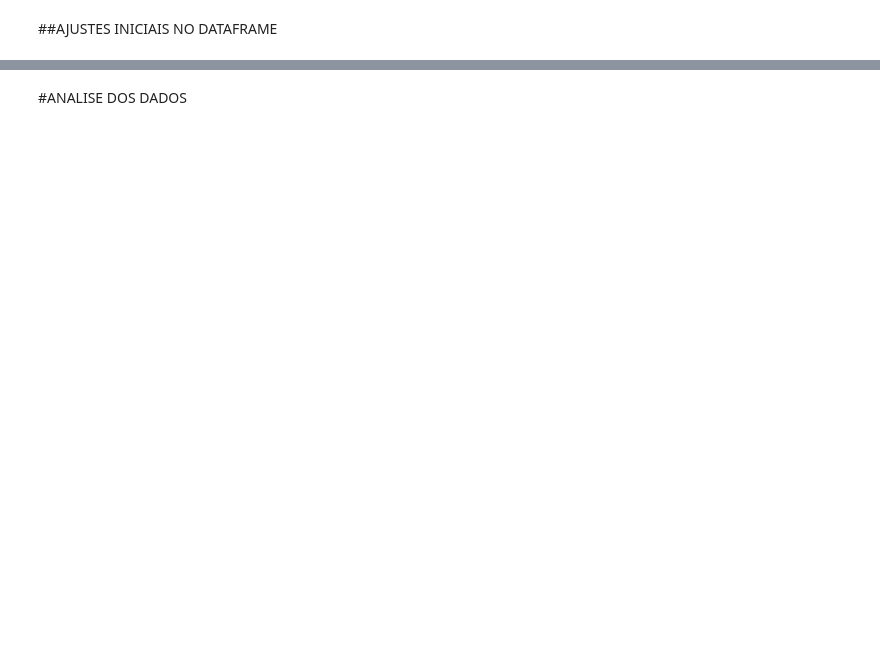
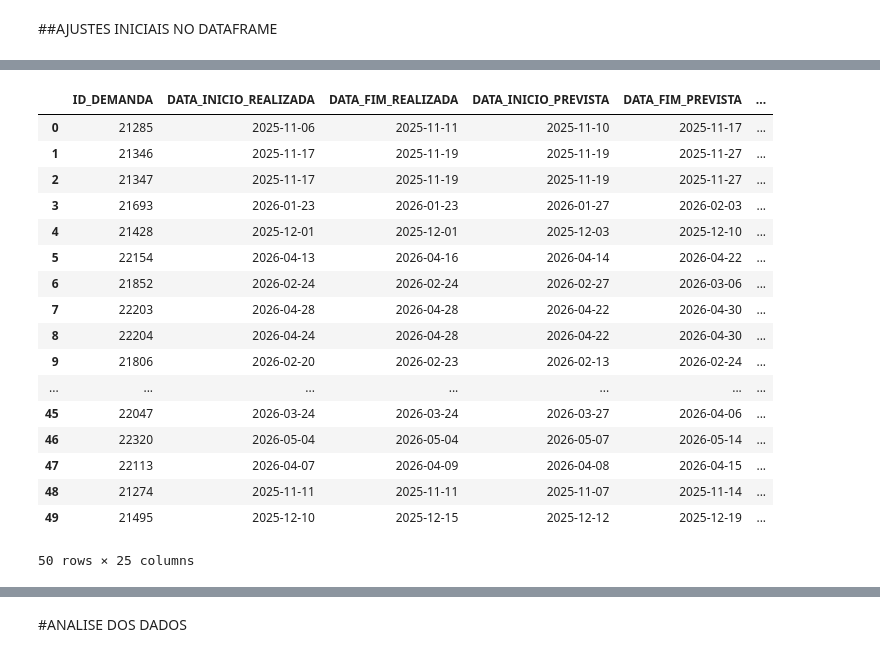
Before and after one commit to gilbertoag2007/machine-learning-demandas-ti, a Jupyter notebook: ML-Demandas-TI.ipynb, the cells around one changed output, grey strips where cells are left out. Saved outputs shown, nothing was run; the diff lists cells and outputs as text; code cells hidden in the pictures; blank space fills up the shorter version.

```diff
--- a/ML-Demandas-TI.ipynb
+++ b/ML-Demandas-TI.ipynb
@@ -170,6 +194,27 @@ df_ajustado['PERC_TEMPO_DECORRIDO'] = (
 df_ajustado['DIAS_SEM_INICIAR'] = (
     df_ajustado['DATA_REFERENCIA'] - df_ajustado['DATA_INICIO_PREVISTA']
 ).dt.days.clip(lower=0)
+# %%
+df_ajustado.head(50)
+# %% [output]
+|  | ID_DEMANDA | DATA_INICIO_REALIZADA | DATA_FIM_REALIZADA | DATA_INICIO_PREVISTA | DATA_FIM_PREVISTA | ... |
+| 0 | 21285 | 2025-11-06 | 2025-11-11 | 2025-11-10 | 2025-11-17 | ... |
+| 1 | 21346 | 2025-11-17 | 2025-11-19 | 2025-11-19 | 2025-11-27 | ... |
+| 2 | 21347 | 2025-11-17 | 2025-11-19 | 2025-11-19 | 2025-11-27 | ... |
+| 3 | 21693 | 2026-01-23 | 2026-01-23 | 2026-01-27 | 2026-02-03 | ... |
+| 4 | 21428 | 2025-12-01 | 2025-12-01 | 2025-12-03 | 2025-12-10 | ... |
+| 5 | 22154 | 2026-04-13 | 2026-04-16 | 2026-04-14 | 2026-04-22 | ... |
+| 6 | 21852 | 2026-02-24 | 2026-02-24 | 2026-02-27 | 2026-03-06 | ... |
+| 7 | 22203 | 2026-04-28 | 2026-04-28 | 2026-04-22 | 2026-04-30 | ... |
+| 8 | 22204 | 2026-04-24 | 2026-04-28 | 2026-04-22 | 2026-04-30 | ... |
+| 9 | 21806 | 2026-02-20 | 2026-02-23 | 2026-02-13 | 2026-02-24 | ... |
+| ... | ... | ... | ... | ... | ... | ... |
+| 45 | 22047 | 2026-03-24 | 2026-03-24 | 2026-03-27 | 2026-04-06 | ... |
+| 46 | 22320 | 2026-05-04 | 2026-05-04 | 2026-05-07 | 2026-05-14 | ... |
+| 47 | 22113 | 2026-04-07 | 2026-04-09 | 2026-04-08 | 2026-04-15 | ... |
+| 48 | 21274 | 2025-11-11 | 2025-11-11 | 2025-11-07 | 2025-11-14 | ... |
+| 49 | 21495 | 2025-12-10 | 2025-12-15 | 2025-12-12 | 2025-12-19 | ... |
+50 rows × 25 columns
 # %%
 # ============================================================
 # GERAR FLAGS BINÁRIAS (0 ou 1)
```
Also changed, not shown: parts of 15 cells of this notebook.
